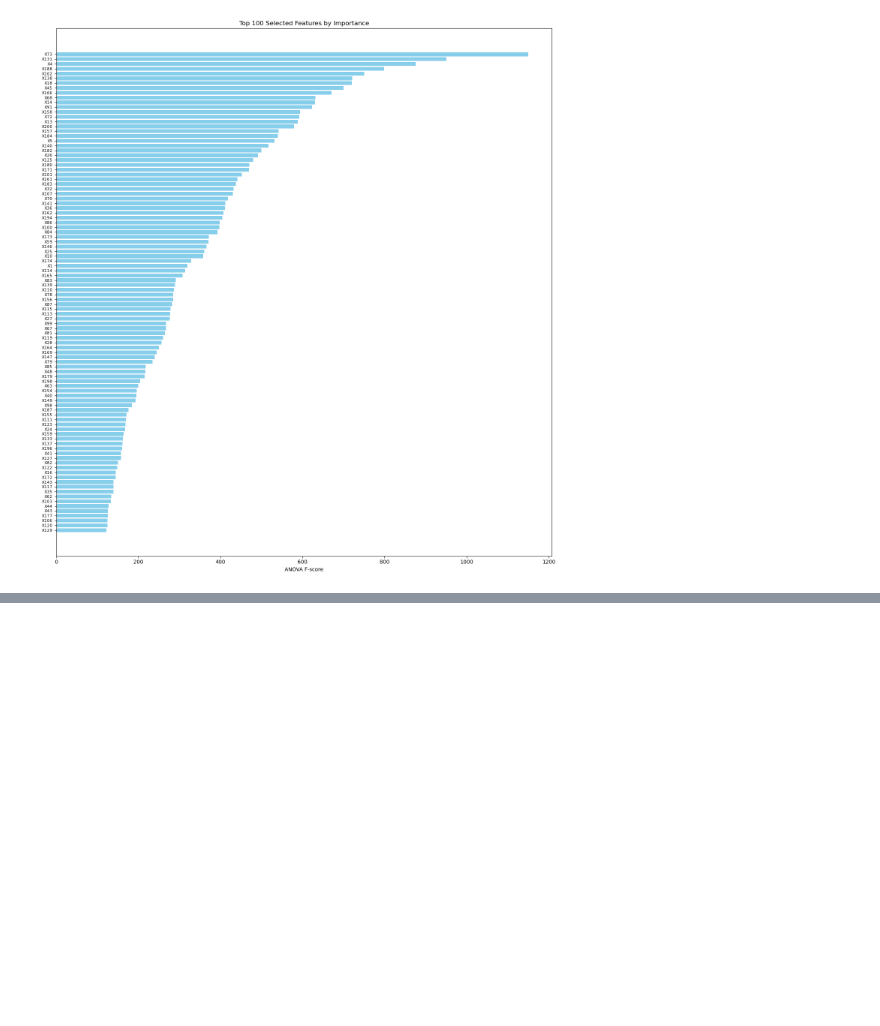
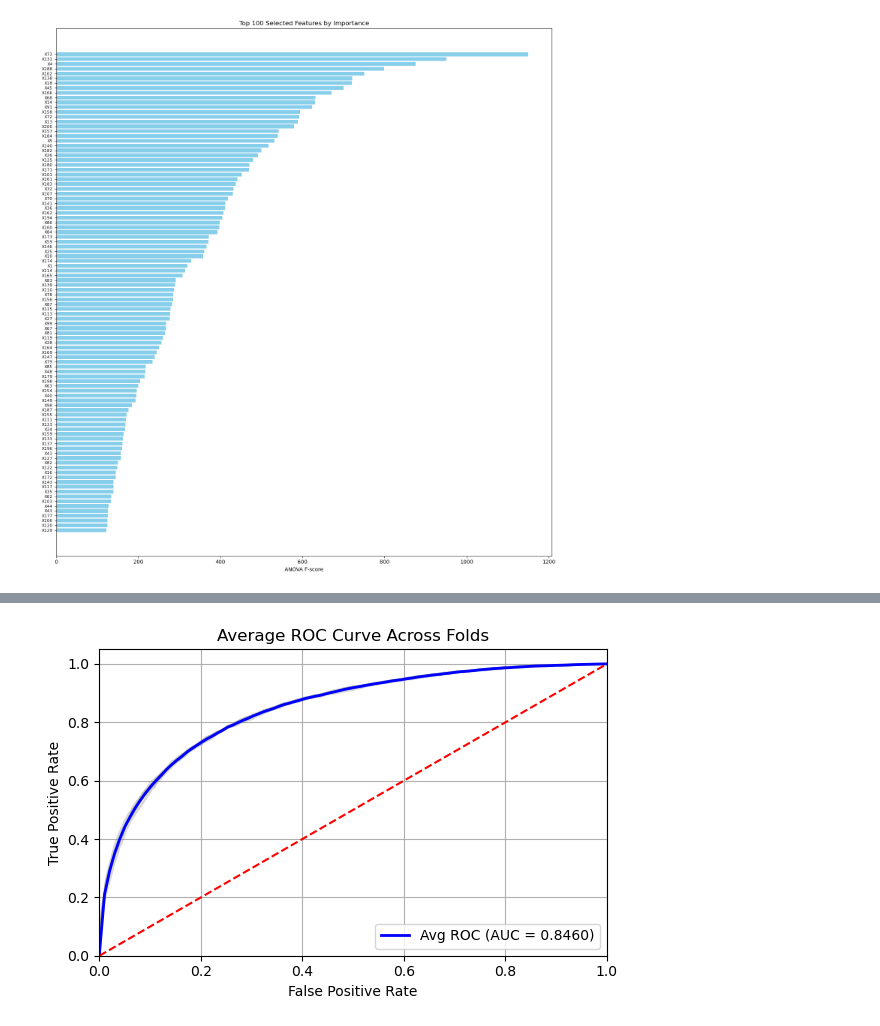
Before and after one commit to tkavi/Credit_Card_Fraud_Detection, a Jupyter notebook: CC_Fraud_LogisticReg.ipynb, the cells around one changed output, grey strips where cells are left out. Cells and saved outputs as stored; diff of their text form; code cells hidden in the pictures; blank space fills up the shorter version.

```diff
--- a/CC_Fraud_LogisticReg.ipynb
+++ b/CC_Fraud_LogisticReg.ipynb
@@ -258,30 +231,35 @@ plt.show()
 # %%
-# evaluating average fpr
-avg_fpr = np.mean(fprS, axis=0)
-print("Average fpr:", avg_fpr)
+# Define common FPR grid
+fpr_grid = np.linspace(0, 1, 100)
 
-# evaluating average tpr
-avg_tpr = np.mean(tprS,axis=0)
-print("Average tpr:", avg_tpr)
+# Interpolate TPR for each fold at this FPR grid
+interp_tprs = [np.interp(fpr_grid, fpr, tpr) for fpr, tpr in zip(fprS, tprS)]
 
-# evaluating avgerage roc_auc score
-avg_roc_auc = np.mean(roc_auc)
-print("ROC AUC Score:", avg_roc_auc)
+# Average TPRs
+avg_tpr = np.mean(interp_tprs, axis=0)
 
-# plotting fpr,tpr for each fold
+# Average ROC AUC
+avg_roc_auc = np.mean(roc_aucS)
+
+plt.figure(figsize=(6, 4))
+
+# Plot each fold
 for fpr, tpr in zip(fprS, tprS):
-    plt.plot(fpr, tpr, color='grey', alpha=0.3)
+    plt.plot(fpr, tpr, color='gray', alpha=0.3)
 
-# Plot for ROC curve
-plt.figure(figsize=(6, 4))
-plt.plot(avg_fpr, avg_tpr, color='blue', lw=2, label=f'ROC Curve (AUC = {avg_roc_auc:.4f})')
+# Plot the averaged curve
+plt.plot(fpr_grid, avg_tpr, color='blue', lw=2, label=f'Avg ROC (AUC = {avg_roc_auc:.4f})')
 plt.plot([0, 1], [0, 1], color='red', linestyle='--')
 plt.xlim([0.0, 1.0])
 plt.ylim([0.0, 1.05])
 plt.xlabel('False Positive Rate')
 plt.ylabel('True Positive Rate')
-plt.title('Receiver Operating Characteristic (ROC) Curve')
+plt.title('Average ROC Curve Across Folds')
 plt.legend(loc='lower right')
+plt.grid(True)
+plt.tight_layout()
 plt.show()
+# %% [output]
+[figure, added]
 # %%
 # Generating classification report for each fold
```
Also changed, not shown: parts of 13 cells of this notebook.
